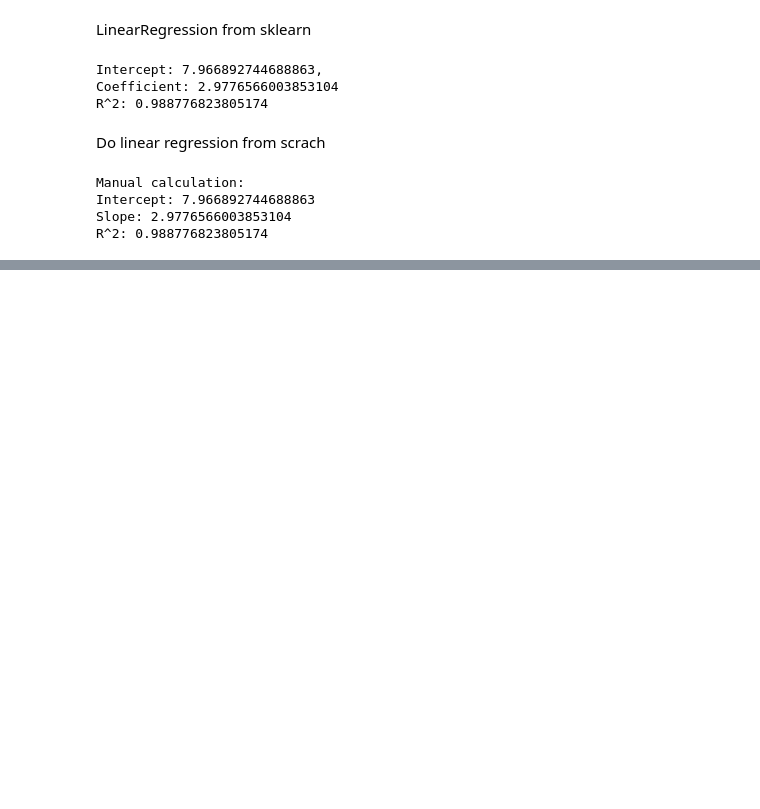
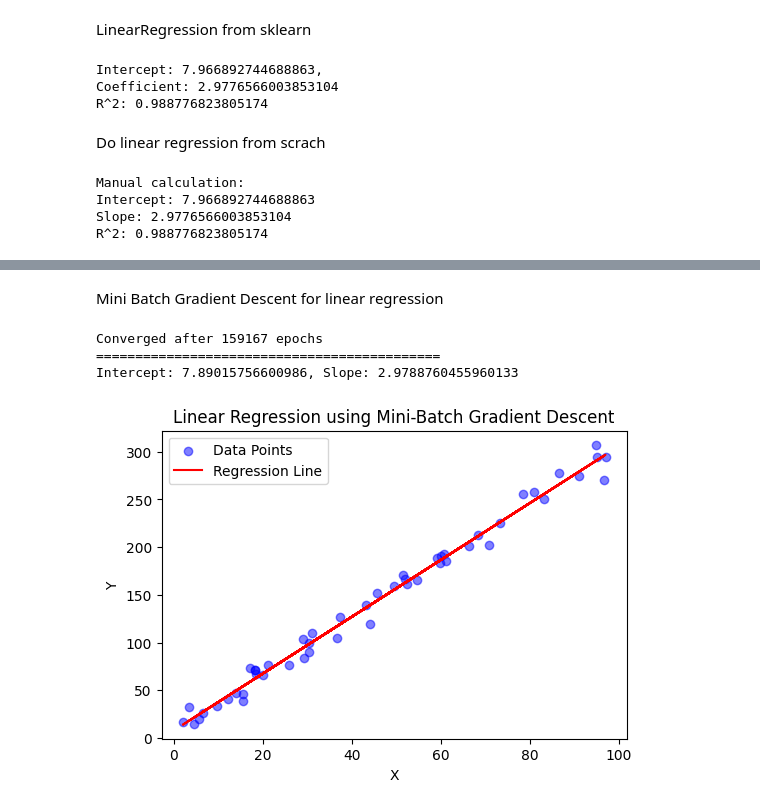
Before and after one commit to mysxc439/Biswa_PG3, a Jupyter notebook: ML/Sp/synthetic.ipynb, the cells around one changed output, grey strips where cells are left out. Saved outputs shown, nothing was run; the diff lists cells and outputs as text; code cells hidden in the pictures; blank space fills up the shorter version.

```diff
--- a/ML/Sp/synthetic.ipynb
+++ b/ML/Sp/synthetic.ipynb
@@ -92,0 +210,70 @@ R^2: 0.988776823805174
+# %% [markdown]
+Mini Batch Gradient Descent for linear regression
+# %%
+# Hyperparameters
+m = len(x)
+theta_0 = 0  # intercept
+theta_1 = 0.5  # slope
+
+alpha = 1e-4  # learning rate
+batch_size = 100  # mini-batch size
+threshold = 1e-7
+max_epochs = int(5e5)
+
+cost_history_mgd = []
+epoch = 0
+
+# Shuffle indices initially
+indices = np.arange(m)
+while True:
+    np.random.shuffle(indices)  # shuffle for each epoch
+
+    # Iterate through mini-batches
+    for i in range(0, m, batch_size):
+        batch_idx = indices[i:i + batch_size]
+        xb = x[batch_idx]
+        yb = y[batch_idx]
+
+        # Predictions
+        y_pred_b = theta_0 + theta_1 * xb
+
+        # Gradients for batch
+        d_theta_0 = np.mean(y_pred_b - yb)
+        d_theta_1 = np.mean((y_pred_b - yb) * xb)
+
+        # Parameter update
+        theta_0 -= alpha * d_theta_0
+        theta_1 -= alpha * d_theta_1
+
+    # Cost after the epoch (on full data)
+    y_pred_all = theta_0 + theta_1 * x
+    cost = np.mean((y_pred_all - y) ** 2)
+    cost_history_mgd.append(cost)
+    epoch += 1
+
+    if epoch >= max_epochs:
+        print(f"Stopped after reaching maximum epochs: {max_epochs}")
+        break
+
+    if epoch > 2 and abs(cost_history_mgd[-1] - cost_history_mgd[-2]) < threshold:
+        print(f"Converged after {epoch} epochs")
+        break
+
+# Output results
+print("============================================")
+print(f"Intercept: {theta_0}, Slope: {theta_1}")
+
+# Plotting
+plt.figure(figsize=(6, 4))
+plt.scatter(x, y, color='blue', alpha=0.5, label='Data Points')
+plt.plot(x, theta_0 + theta_1 * x, color='red', label='Regression Line')
+plt.xlabel('X')
+plt.ylabel('Y')
+plt.title('Linear Regression using Mini-Batch Gradient Descent')
+plt.legend()
+plt.show()
+# %% [output]
+Converged after 159167 epochs
+============================================
+Intercept: 7.89015756600986, Slope: 2.9788760455960133
+[figure, added]
```
Also changed, not shown: parts of 5 cells of this notebook, 1 other file.
